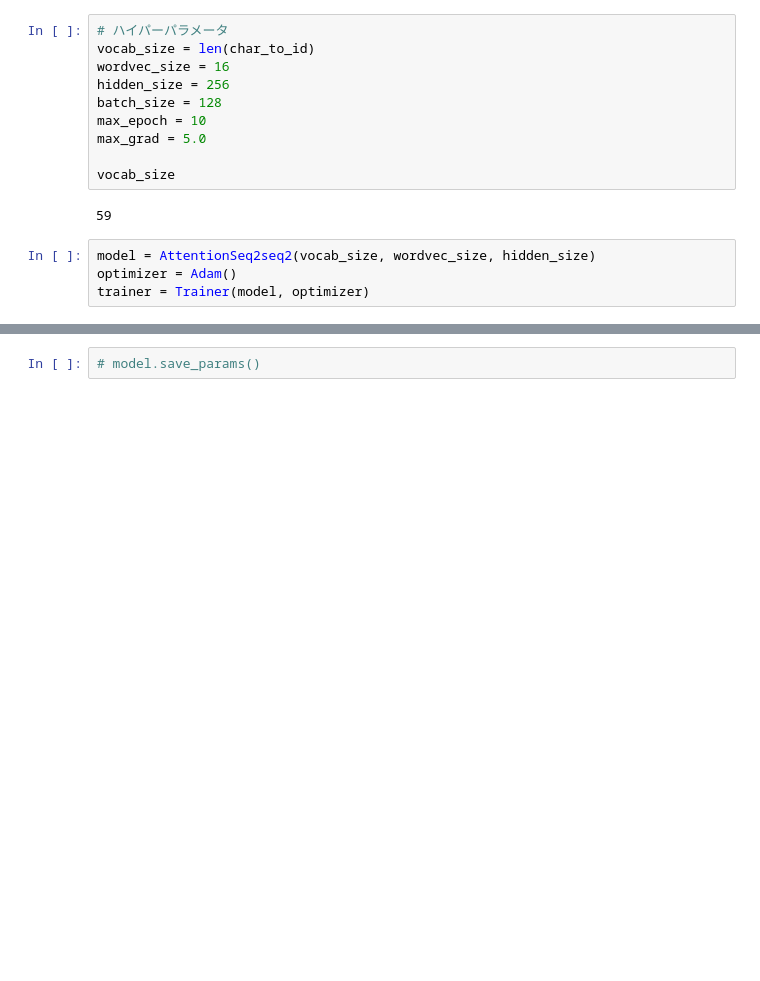
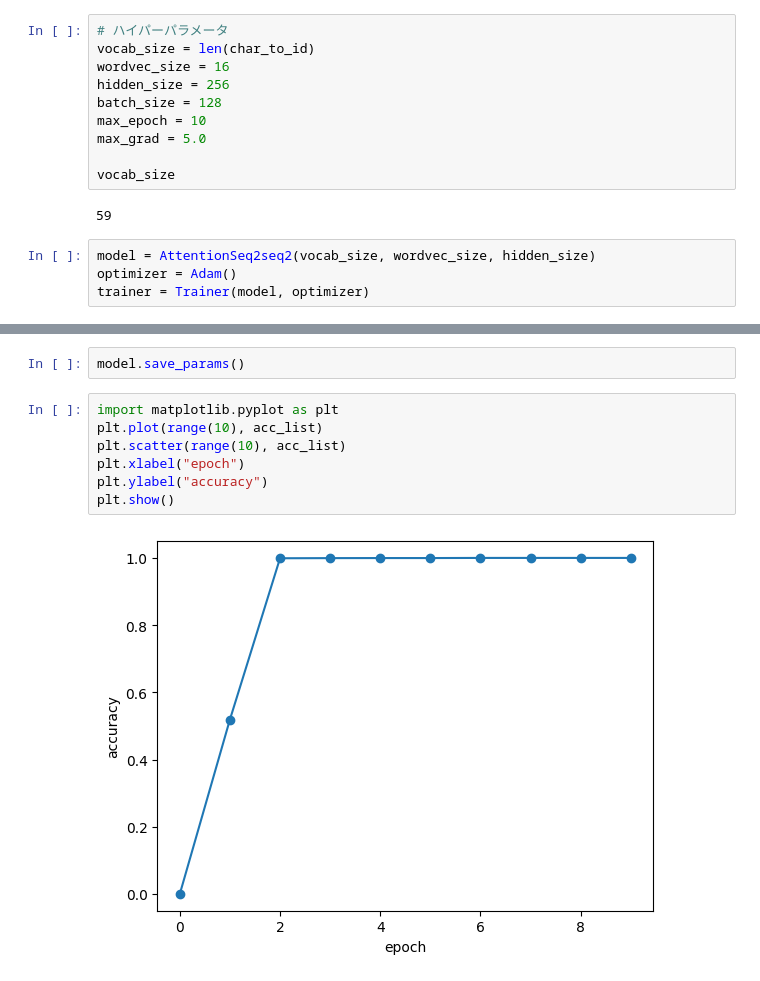
Before and after one commit to hijiki-my-dev/zeroDL, a Jupyter notebook: zeroDL2/train.ipynb, the cells around one changed output, grey strips where cells are left out. Drawn from its saved outputs; the diff is of its cells as text; blank space fills up the shorter version.

```diff
--- a/zeroDL2/train.ipynb
+++ b/zeroDL2/train.ipynb
@@ -76,2 +75,11 @@ KeyboardInterrupt:
-# %%
-# model.save_params()
+# %%
+model.save_params()
+# %%
+import matplotlib.pyplot as plt
+plt.plot(range(10), acc_list)
+plt.scatter(range(10), acc_list)
+plt.xlabel("epoch")
+plt.ylabel("accuracy")
+plt.show()
+# %% [output]
+[figure, added]
```
Also changed, not shown: parts of 3 cells of this notebook, 5 other files.
